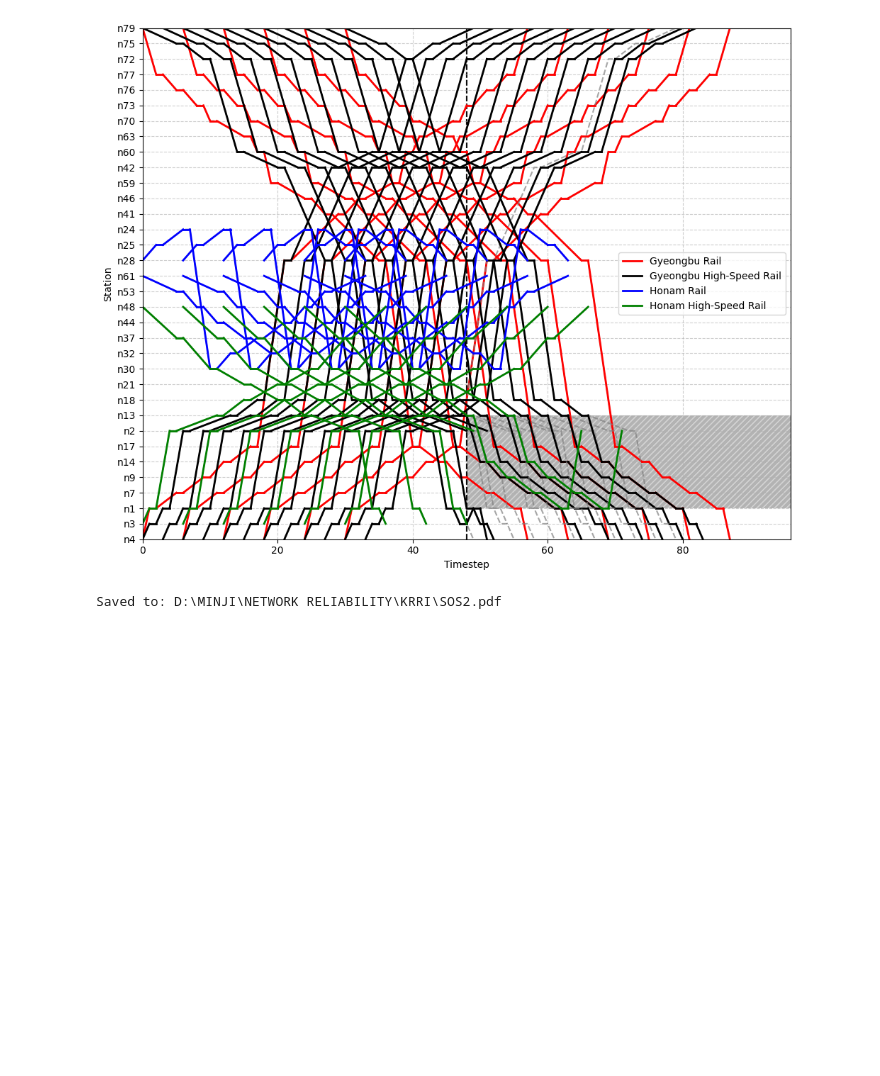
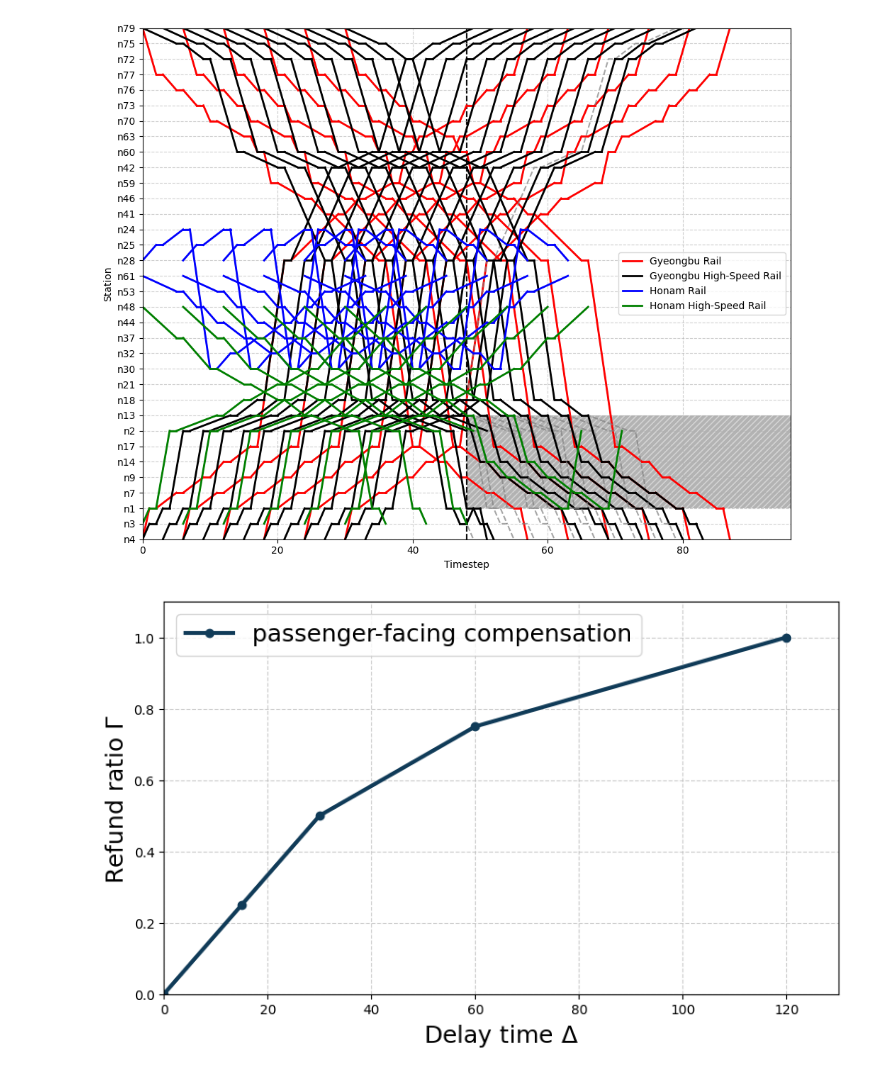
Before and after one commit to mjkang920/network_reliability, a Jupyter notebook: 2025-09-24-main.ipynb, the cells around one changed output. Saved outputs shown, nothing was run; the diff lists cells and outputs as text; code cells hidden in the pictures; blank space fills up the shorter version.

```diff
--- a/2025-09-24-main.ipynb
+++ b/2025-09-24-main.ipynb
@@ -1439,29 +1439,35 @@ plt.show()
 # %%
 import os
 import matplotlib.pyplot as plt
 
-# 1) 저장 경로 설정 및 폴더 생성
-out_dir = r"D:\MINJI\NETWORK RELIABILITY\KRRI"
-os.makedirs(out_dir, exist_ok=True)
-out_fp = os.path.join(out_dir, "SOS2.pdf")
+# 1) 기존 저장 경로 설정 및 폴더 생성 코드는 필요 없습니다.
+# out_dir = r"D:\MINJI\NETWORK RELIABILITY\KRRI"
+# os.makedirs(out_dir, exist_ok=True)
+# out_fp = os.path.join(out_dir, "SOS2.pdf")
 
 # 2) 기존 코드
 x = [0, 15, 30, 60, 120]
 y = [0, 0.25, 0.5, 0.75, 1]
 
 plt.figure(figsize=(8, 5))
-plt.plot(x, y, color='brown', marker='o', label='passenger-facing compensation', linewidth=3)
+
+# 3) 선 색깔
+plt.plot(x, y, color=(16/255, 59/255, 88/255), marker='o', label='passenger-facing compensation', linewidth=3)
+
 plt.xlabel(r'Delay time $\Delta$', fontsize=18)
 plt.ylabel(r'Refund ratio $\Gamma$', fontsize=18)
 plt.legend(fontsize=18)
 plt.grid(True, linestyle='--', alpha=0.6)
 plt.ylim(0, 1.1)
 plt.xlim(0, 130)
 plt.tight_layout()
 
-# 3) PDF 저장
-plt.savefig(out_fp, format="pdf", bbox_inches="tight")
-plt.close()
-print(f"Saved to: {out_fp}")
+# 4) 그래프를 화면에 표시
+plt.show()
+
+# 5) 저장 및 닫기 관련 코드는 필요 없습니다.
+# plt.savefig(out_fp, format="pdf", bbox_inches="tight")
+# plt.close()
+# print(f"Saved to: {out_fp}")
 # %% [output]
-Saved to: D:\MINJI\NETWORK RELIABILITY\KRRI\SOS2.pdf
+[figure, added]
```
Also changed, not shown: 18 other files.
